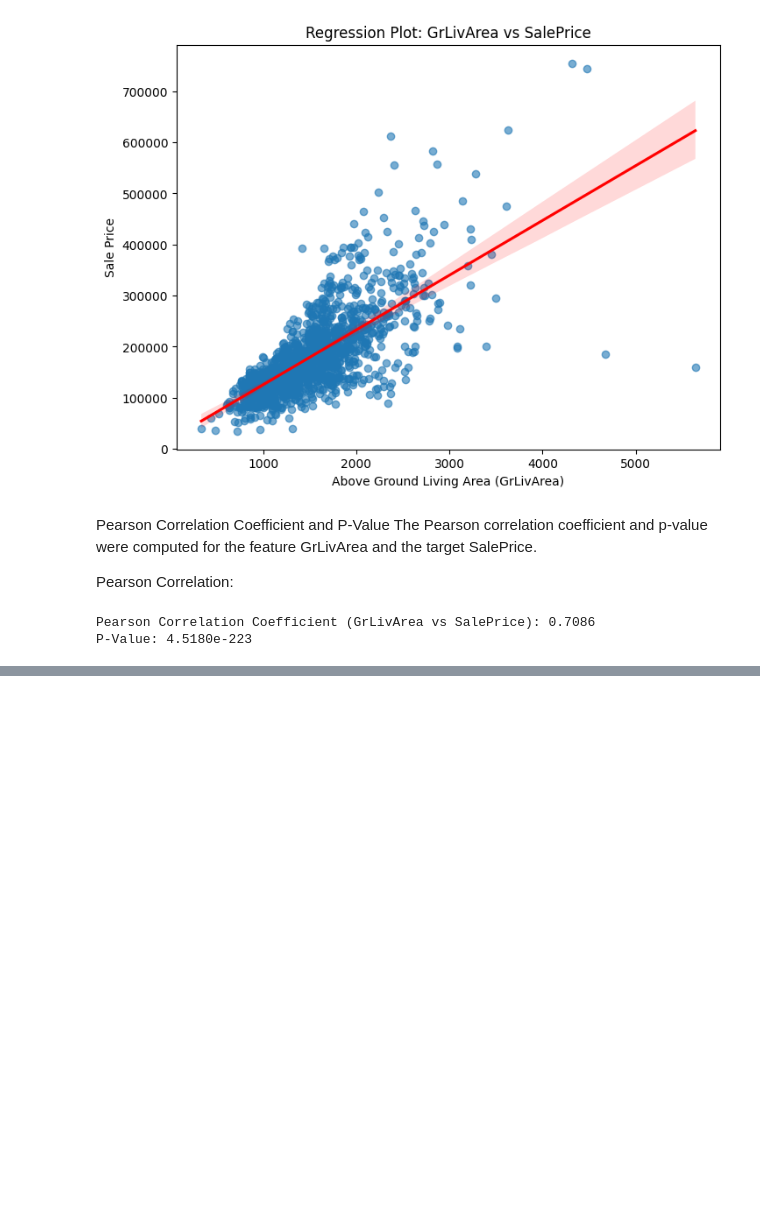
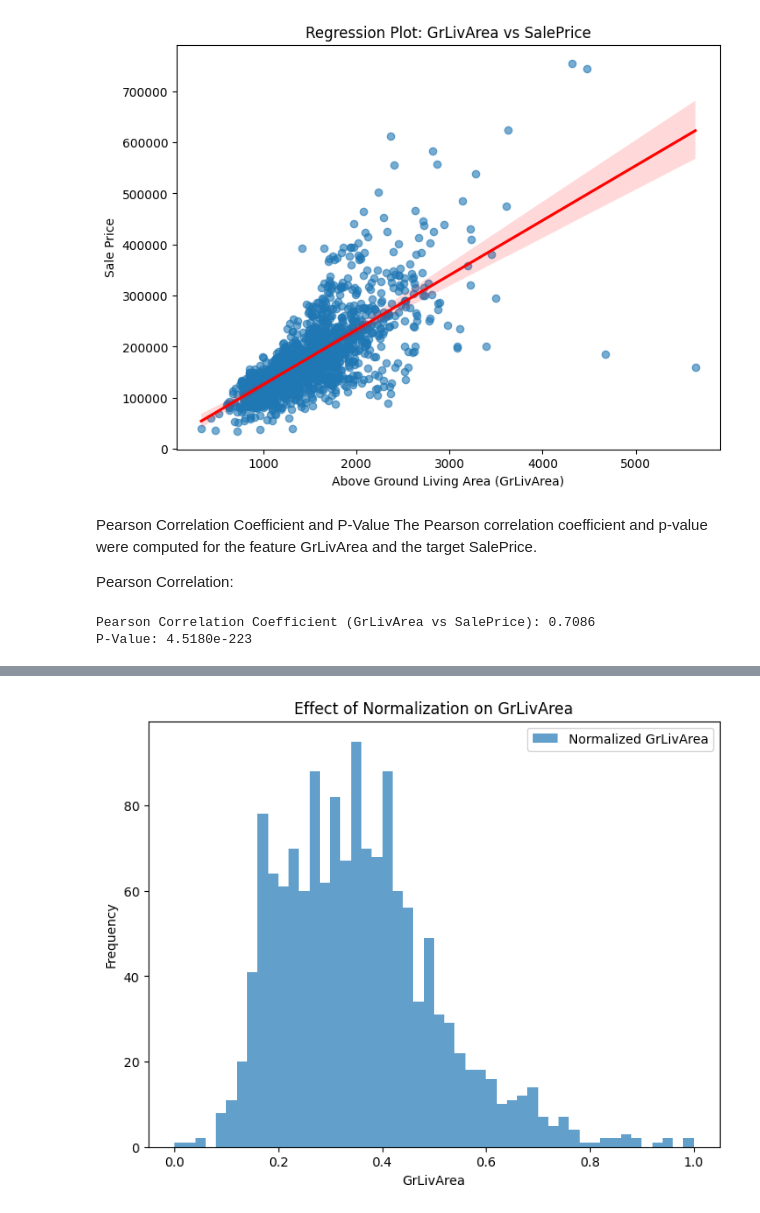
Before and after one commit to ZAINABALBALUSHI/Mining-and-Predictive-Analytics, a Jupyter notebook: ANALYSIS.ipynb, the cells around one changed output, grey strips where cells are left out. Cells and saved outputs as stored; diff of their text form; code cells hidden in the pictures; blank space fills up the shorter version.

```diff
--- a/ANALYSIS.ipynb
+++ b/ANALYSIS.ipynb
@@ -132,0 +195,13 @@ P-Value: 4.5180e-223
+# %%
+# Plot normalized features
+import matplotlib.pyplot as plt
+
+plt.figure(figsize=(8, 6))
+plt.hist(train_df['GrLivArea'], bins=50, alpha=0.7, label="Normalized GrLivArea")
+plt.xlabel("GrLivArea")
+plt.ylabel("Frequency")
+plt.legend()
+plt.title("Effect of Normalization on GrLivArea")
+plt.show()
+# %% [output]
+[figure, added]
```
Also changed, not shown: parts of 10 cells of this notebook.
